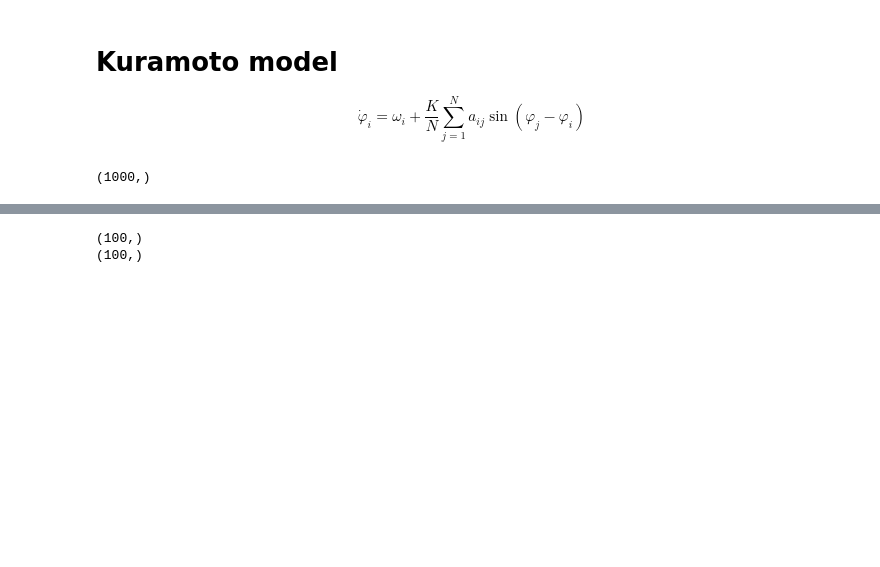
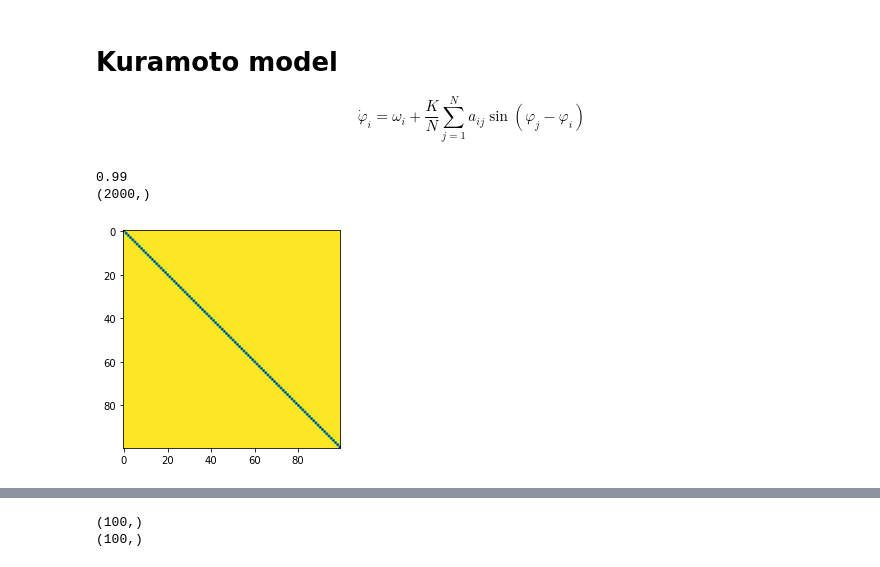
Before and after one commit to KatieJ16/Coupled_oscillators, a Jupyter notebook: Kuramoto_model.ipynb, the cells around one changed output, grey strips where cells are left out. Saved outputs shown, nothing was run; the diff lists cells and outputs as text; code cells hidden in the pictures; blank space fills up the shorter version.

```diff
--- a/Kuramoto_model.ipynb
+++ b/Kuramoto_model.ipynb
@@ -9,17 +9,35 @@ $$ \dot \varphi_i = \omega_i + \frac K N \sum_{j=1}^N{a_{ij}}\sin(\varphi_j - \v
 # %%
 #define all needed variables
 N = 100
 phi = np.zeros(N)
 omega = np.random.uniform(low=-1, high=1, size=(N))
 # omega = omega**3 - 0.3*omega
 K = 9.5
-A = np.ones((N,N)) - np.eye(N) #this is all to all right now
-dt = 0.01
-T_max = 10
+
+def make_A(N, p = 1):
+    #make an adjaceny matrix with p chance that any two give oscillators are connected.
+    #p = 1 is fully connected.
+    A = np.zeros((N,N))
+    for i in range(N):
+        for j in range(i+1,N):
+            if(np.random.uniform() < p):
+                A[i,j] = 1
+                A[j,i] = 1
+    return A
+
+# A = np.ones((N,N)) - np.eye(N) #this is all to all right now, but want to make it so you can set the number of connections
+A = make_A(N, p = 1)
+print(np.sum(A)/(N**2))
+plt.figure()
+plt.imshow(A)
+dt = 0.01 #timestep size, if this is too large, weird things seem to be happening
+T_max = 20 #maximum time to run simulation for
 t = np.arange(0, T_max, dt)
 print(t.shape)
 # %% [output]
-(1000,)
+0.99
+(2000,)
+[figure, added]
 # %%
 plt.plot(omega, '.')
 # %% [output]
```
Also changed, not shown: parts of 7 cells of this notebook.
